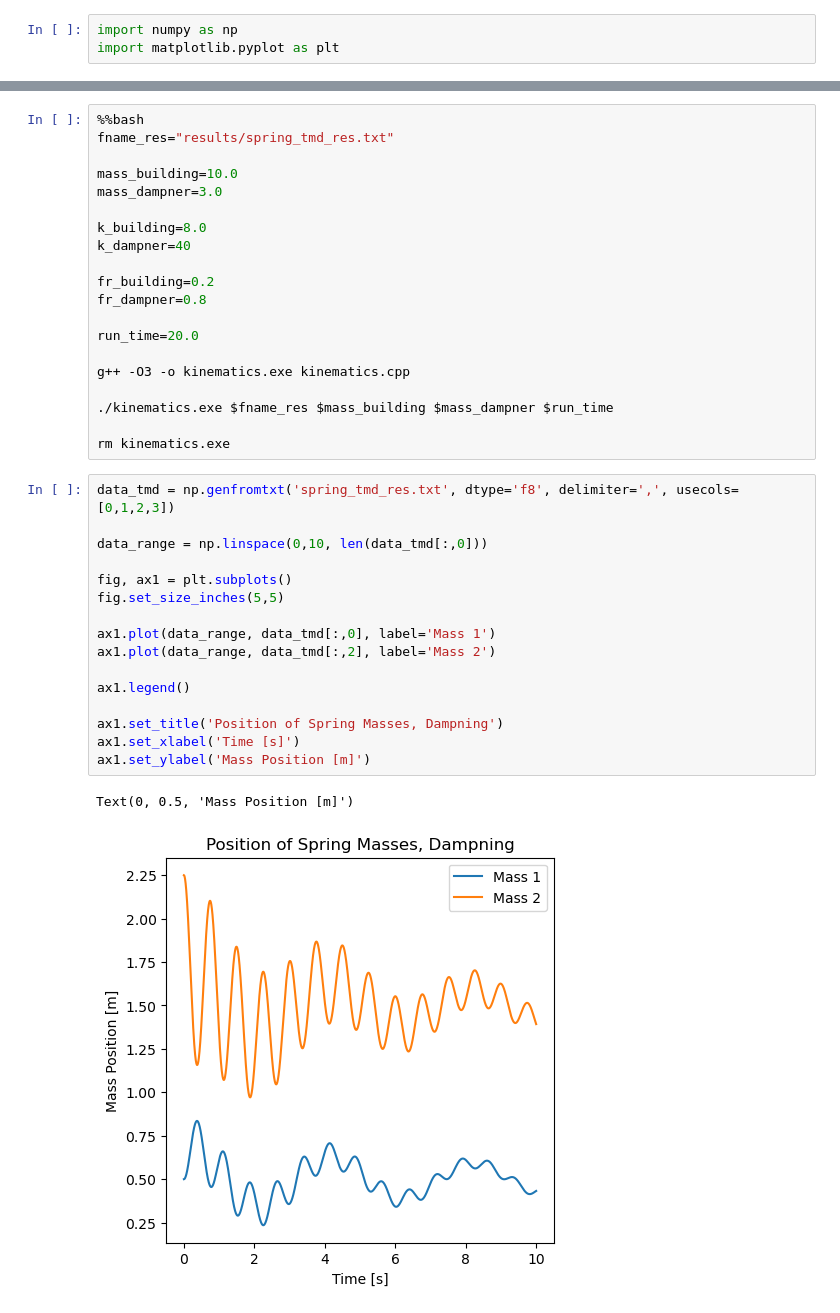
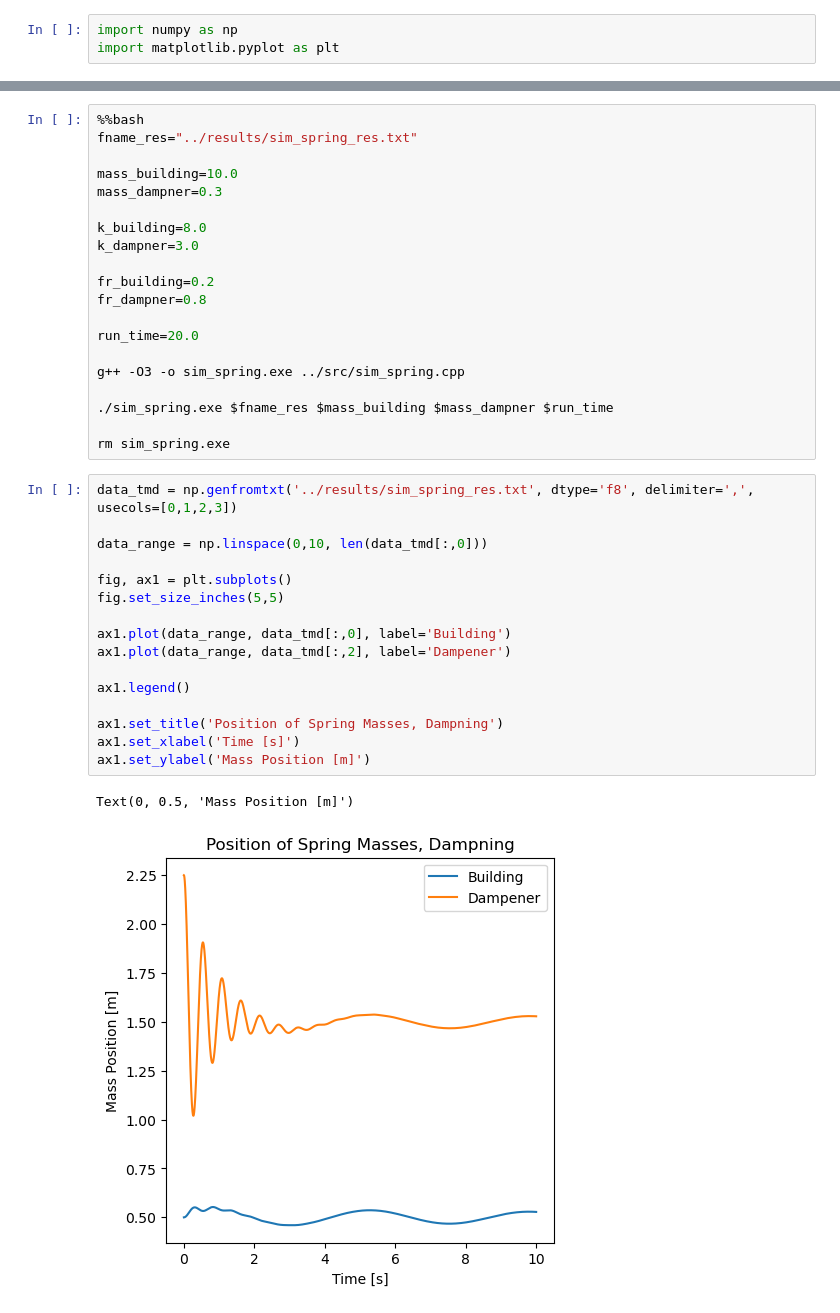
Before and after one commit to StevenVC/PHY480_semester_project, a Jupyter notebook: testing/project_notebook.ipynb, the cells around one changed output, grey strips where cells are left out. Drawn from its saved outputs; the diff is of its cells as text.

```diff
--- a/testing/project_notebook.ipynb
+++ b/testing/project_notebook.ipynb
@@ -4,39 +12,39 @@ import matplotlib.pyplot as plt
 # %%
 %%bash
-fname_res="results/spring_tmd_res.txt"
+fname_res="../results/sim_spring_res.txt"
 
 mass_building=10.0
-mass_dampner=3.0
+mass_dampner=0.3
 
 k_building=8.0
-k_dampner=40
+k_dampner=3.0
 
 fr_building=0.2
 fr_dampner=0.8
 
 run_time=20.0
 
-g++ -O3 -o kinematics.exe kinematics.cpp
+g++ -O3 -o sim_spring.exe ../src/sim_spring.cpp
 
-./kinematics.exe $fname_res $mass_building $mass_dampner $run_time
+./sim_spring.exe $fname_res $mass_building $mass_dampner $run_time
 
-rm kinematics.exe
+rm sim_spring.exe
 # %%
-data_tmd = np.genfromtxt('spring_tmd_res.txt', dtype='f8', delimiter=',', usecols=[0,1,2,3])
+data_tmd = np.genfromtxt('../results/sim_spring_res.txt', dtype='f8', delimiter=',', usecols=[0,1,2,3])
 
 data_range = np.linspace(0,10, len(data_tmd[:,0]))
 
 fig, ax1 = plt.subplots()
 fig.set_size_inches(5,5)
 
-ax1.plot(data_range, data_tmd[:,0], label='Mass 1')
-ax1.plot(data_range, data_tmd[:,2], label='Mass 2')
+ax1.plot(data_range, data_tmd[:,0], label='Building')
+ax1.plot(data_range, data_tmd[:,2], label='Dampener')
 
 ax1.legend()
 
 ax1.set_title('Position of Spring Masses, Dampning')
 ax1.set_xlabel('Time [s]')
 ax1.set_ylabel('Mass Position [m]')
 # %% [output]
 Text(0, 0.5, 'Mass Position [m]')
-[figure, old version]
+[figure, new version]
```
Also changed, not shown: parts of 6 cells of this notebook, 7 other files.
